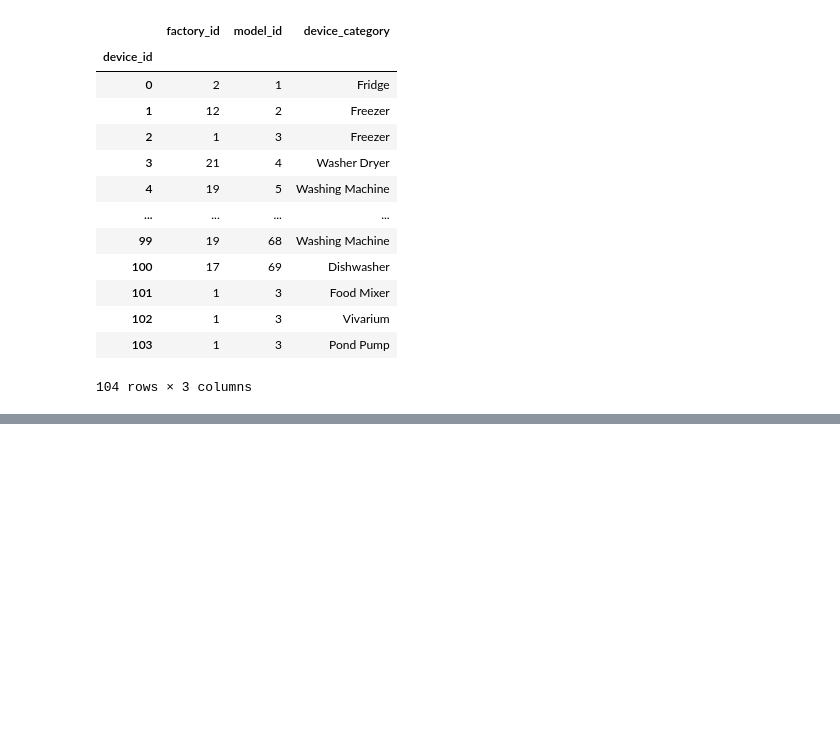
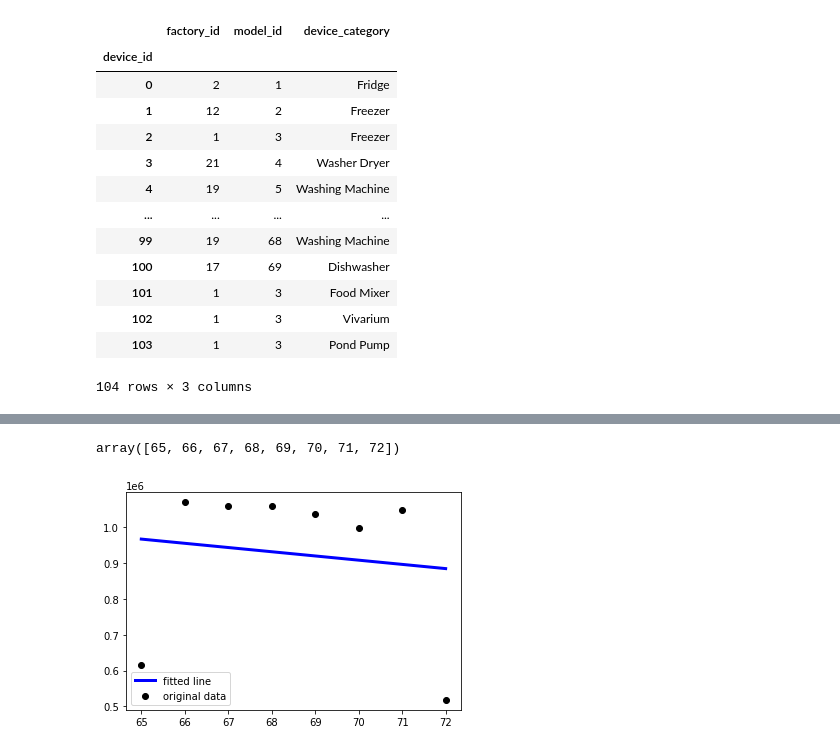
Before and after one commit to wkula/ADB_project, a Jupyter notebook: Data_insert.ipynb, the cells around one changed output, grey strips where cells are left out. Saved outputs shown, nothing was run; the diff lists cells and outputs as text; code cells hidden in the pictures; blank space fills up the shorter version.

Commit message:
Add data visualization with linear regression

```diff
--- a/Data_insert.ipynb
+++ b/Data_insert.ipynb
@@ -585,0 +600,5 @@ session.close()
+# %%
+Dev1 = data[['Time', 'Appliance3']]
+for index, d in Dev1.iterrows():
+    Dev1['Time'].iloc[index] = Dev1['Time'].iloc[index].split(' ')[0]
+Dev1
@@ -585,0 +627,12 @@ session.close()
+# %%
+Dev1_sum = pd.DataFrame(columns=Dev1.columns)
+Dev1_date = list()
+Dev1_app = list()
+for day in Dev1['Time'].unique():
+    Dev1_date.append(datetime.datetime.strptime(day, '%Y-%m-%d'))
+    # Dev1_date.append(int(day.replace('-', '')))
+    Dev1_app.append(sum(Dev1['Appliance3'][Dev1['Time'] == day]))
+
+Dev1_sum['Time'] = Dev1_date
+Dev1_sum['Appliance3'] = Dev1_app
+Dev1_sum
@@ -585,0 +649,30 @@ session.close()
+# %%
+start_date = datetime.datetime(2014,1,1)
+date_diff = list()
+for stamp in Dev1_sum['Time'] - start_date:
+    date_diff.append(int(str(stamp).split(' ')[0]))
+date_diff = np.array(date_diff)
+date_diff.reshape(-1, 1)
+# %% [output]
+array([65, 66, 67, 68, 69, 70, 71, 72])
+# %%
+from sklearn import linear_model
+# slope, intercept, r_value, p_value, std_err = scipy.stats.linregress(Dev1_sum['Time'], Dev1_sum['Appliance3'])
+regr = linear_model.LinearRegression()
+
+regr.fit(date_diff.reshape(-1, 1), Dev1_sum['Appliance3'])
+Y_predicted = regr.predict(date_diff.reshape(-1, 1))
+
+# Plot outputs
+plt.scatter(date_diff, Dev1_sum['Appliance3'],  color='black', label='original data')
+plt.plot(date_diff, Y_predicted, color='blue', linewidth=3, label='fitted line')
+
+# plt.plot(date_diff, Dev1_sum['Appliance3'], 'o', label='original data')
+
+# plt.plot(Dev1_sum['Time'], intercept + slope*Dev1_sum['Time'], 'r', label='fitted line')
+
+plt.legend()
+
+plt.show()
+# %% [output]
+[figure, added]
```
Also changed, not shown: parts of 11 cells of this notebook.
